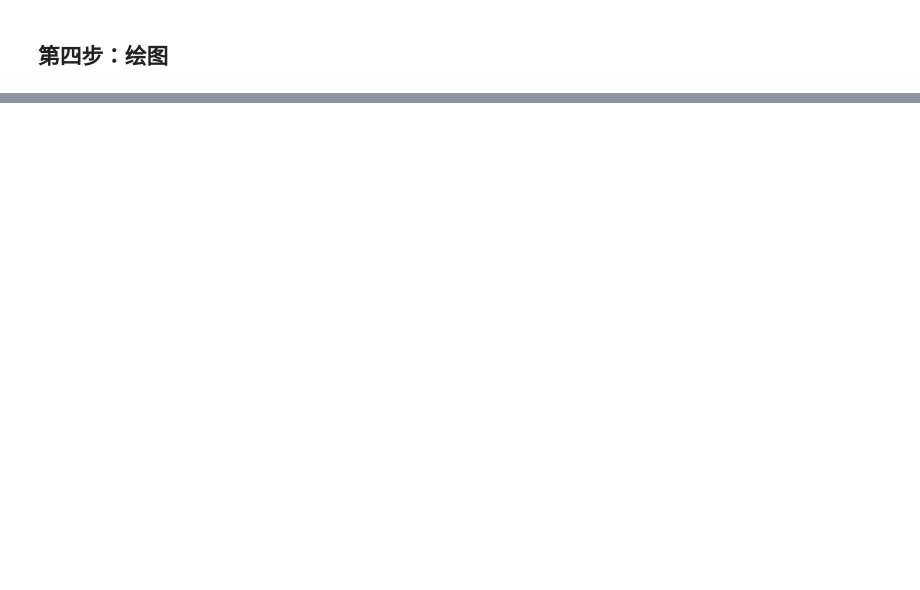
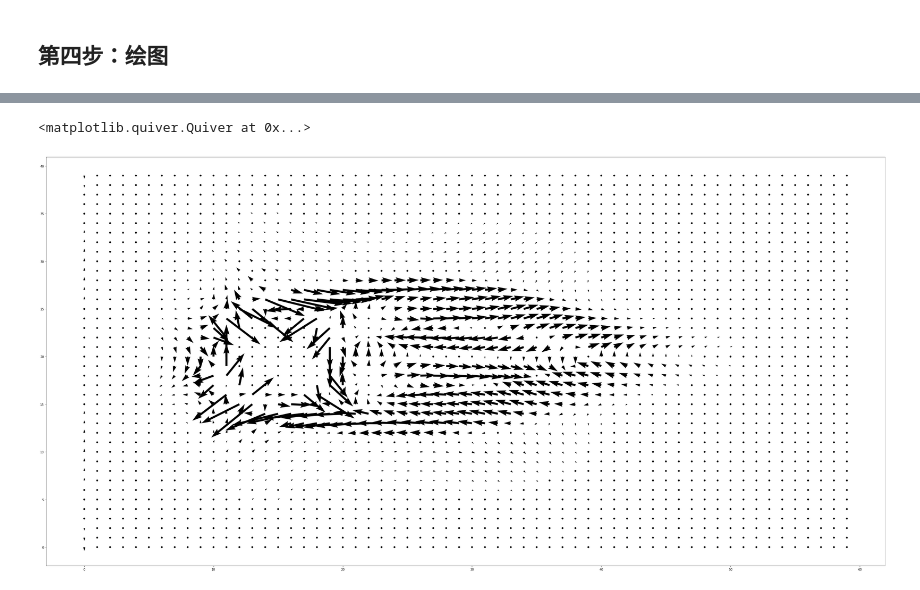
Before and after one commit to zzccchen/review_note, a Jupyter notebook: 数值模拟/Q7_LBflowsBGK/Q7_LBflowsBGK.ipynb, the cells around one changed output, grey strips where cells are left out. Cells and saved outputs as stored; diff of their text form; code cells hidden in the pictures; blank space fills up the shorter version.

```diff
--- a/数值模拟/Q7_LBflowsBGK/Q7_LBflowsBGK.ipynb
+++ b/数值模拟/Q7_LBflowsBGK/Q7_LBflowsBGK.ipynb
@@ -214,0 +215,9 @@ plt.plot("vel."+str(time/100).zfill(4)+".png")
+# %%
+z = np.sqrt(u[0]**2+u[1]**2).transpose()
+v1, u1 = np.gradient(z)
+# %%
+plt.figure(figsize=(50, 25))
+plt.quiver(v1[::2, ::2], u1[::2, ::2], scale=0.4)
+# %% [output]
+<matplotlib.quiver.Quiver at 0x...>
+[figure, added]
```
Also changed, not shown: parts of 4 cells of this notebook, 34 other files.
